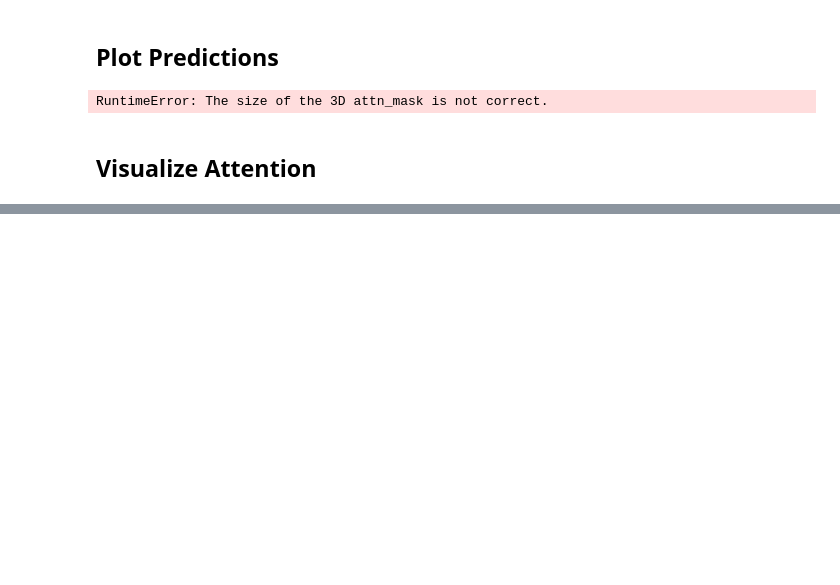
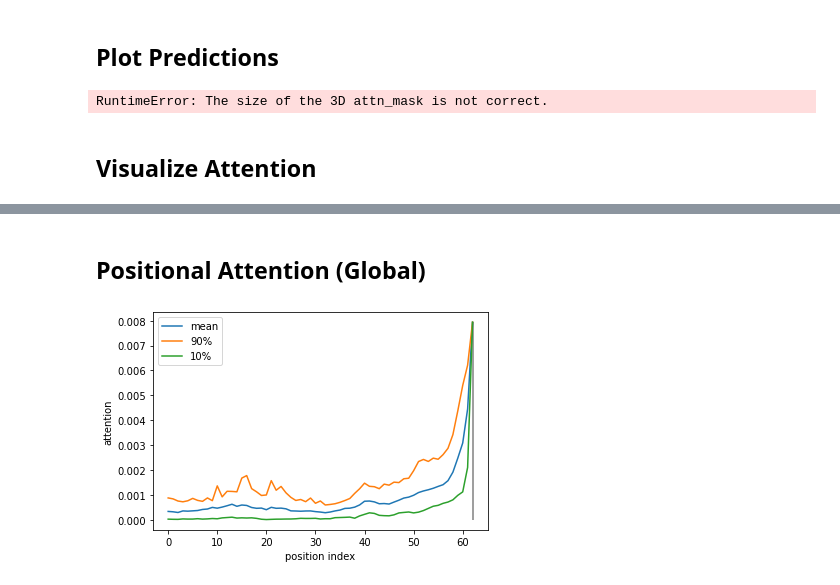
Before and after one commit to YanWanquan/oxthesis, a Jupyter notebook: visualize_attn.ipynb, the cells around one changed output, grey strips where cells are left out. Cells and saved outputs as stored; diff of their text form; code cells hidden in the pictures; blank space fills up the shorter version.

```diff
--- a/visualize_attn.ipynb
+++ b/visualize_attn.ipynb
@@ -133,0 +115,37 @@ tmp['x2']
+# %% [markdown]
+## Positional Attention (Global)
+# %%
+def calc_pos_attention(data_iter, model):
+    attn_dict = {}
+
+    for id in range(len(data_iter)):
+        attn = data_iter.get_attention(id=id, model=model).detach().cpu().numpy()[0, :, :, :] # B x n_layer x T x T
+        attn = attn / np.sum(attn)
+
+        # tmp: just look at last (& full) time window; first layer
+        attn_last = attn[0, :, 0]
+
+        attn_dict[id] = np.flip(attn_last, axis=-1)
+
+    df = pd.DataFrame(attn_dict)
+    return df
+
+def plot_pos_attention(df):
+    fig, ax = plt.subplots(1,1)
+    ax.plot(range(df.shape[0]), df.mean(axis=1), label="mean")
+    ax.plot(range(df.shape[0]), df.quantile(q=0.9, axis=1), label="90%")
+    ax.plot(range(df.shape[0]), df.quantile(q=0.1,axis=1), label="10%")
+    ax.vlines(df.shape[0]-1, ymin=0, ymax=np.max(df.mean(axis=1)), color="grey")
+    #xlabels = {i: str(i - global_attn.shape[0]) for i in range(global_attn.shape[0]) if i % 5 == 0}
+    #print(xlabels)
+    #ax.set_xticks(xlabels.keys())
+    #ax.set_xticklabels(xlabels.values())
+    ax.legend()
+    ax.set_ylabel("attention")
+    ax.set_xlabel("position index")
+
+
+pos_attention = calc_pos_attention(dataset_test, model)
+plot_pos_attention(pos_attention)
+# %% [output]
+[figure, added]
```
Also changed, not shown: parts of 14 cells of this notebook, 3 other files.
